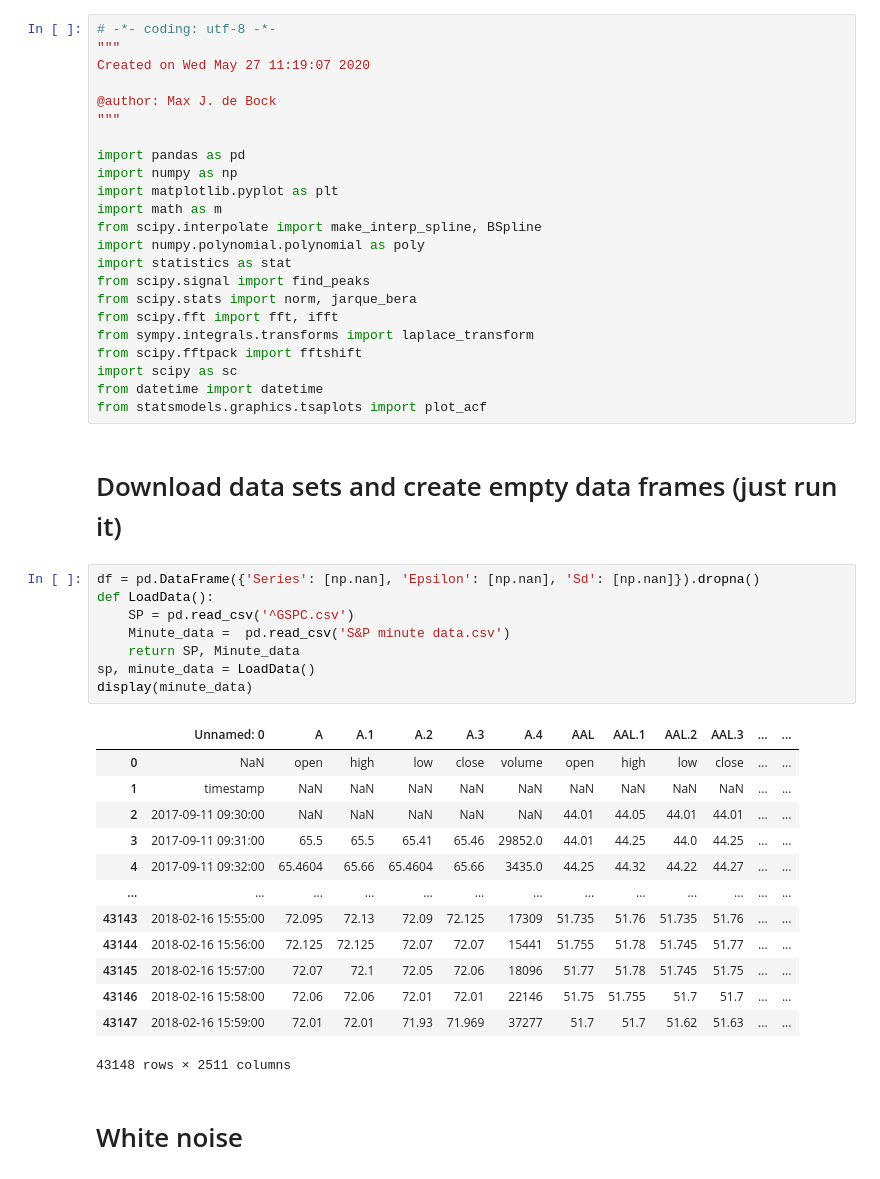
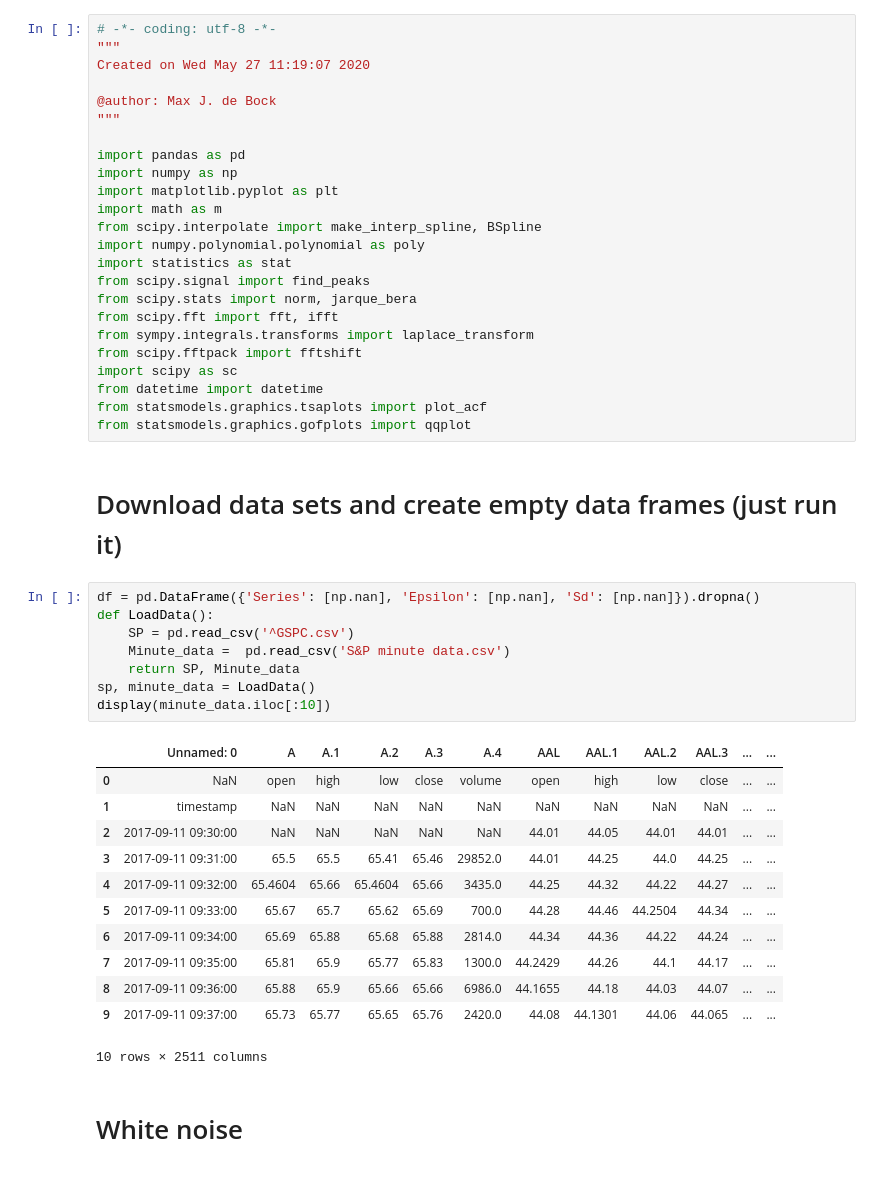
Before and after one commit to MaxdeBock/M2R, a Jupyter notebook: M2R code (python).ipynb, the cells around one changed output. Drawn from its saved outputs; the diff is of its cells as text.

```diff
--- a/M2R code (python).ipynb
+++ b/M2R code (python).ipynb
@@ -21,30 +21,30 @@ from scipy.fftpack import fftshift
 import scipy as sc
 from datetime import datetime
 from statsmodels.graphics.tsaplots import plot_acf
+from statsmodels.graphics.gofplots import qqplot
 # %% [markdown]
 # Download data sets and create empty data frames (just run it)
 # %%
 df = pd.DataFrame({'Series': [np.nan], 'Epsilon': [np.nan], 'Sd': [np.nan]}).dropna()
 def LoadData():
     SP = pd.read_csv('^GSPC.csv')
     Minute_data =  pd.read_csv('S&P minute data.csv')
     return SP, Minute_data
 sp, minute_data = LoadData()
-display(minute_data)
+display(minute_data.iloc[:10])
 # %% [output]
 |  | Unnamed: 0 | A | A.1 | A.2 | A.3 | A.4 | AAL | AAL.1 | AAL.2 | AAL.3 | ... | ... |
 | 0 | NaN | open | high | low | close | volume | open | high | low | close | ... | ... |
 | 1 | timestamp | NaN | NaN | NaN | NaN | NaN | NaN | NaN | NaN | NaN | ... | ... |
 | 2 | 2017-09-11 09:30:00 | NaN | NaN | NaN | NaN | NaN | 44.01 | 44.05 | 44.01 | 44.01 | ... | ... |
 | 3 | 2017-09-11 09:31:00 | 65.5 | 65.5 | 65.41 | 65.46 | 29852.0 | 44.01 | 44.25 | 44.0 | 44.25 | ... | ... |
 | 4 | 2017-09-11 09:32:00 | 65.4604 | 65.66 | 65.4604 | 65.66 | 3435.0 | 44.25 | 44.32 | 44.22 | 44.27 | ... | ... |
-| ... | ... | ... | ... | ... | ... | ... | ... | ... | ... | ... | ... | ... |
-| 43143 | 2018-02-16 15:55:00 | 72.095 | 72.13 | 72.09 | 72.125 | 17309 | 51.735 | 51.76 | 51.735 | 51.76 | ... | ... |
-| 43144 | 2018-02-16 15:56:00 | 72.125 | 72.125 | 72.07 | 72.07 | 15441 | 51.755 | 51.78 | 51.745 | 51.77 | ... | ... |
-| 43145 | 2018-02-16 15:57:00 | 72.07 | 72.1 | 72.05 | 72.06 | 18096 | 51.77 | 51.78 | 51.745 | 51.75 | ... | ... |
-| 43146 | 2018-02-16 15:58:00 | 72.06 | 72.06 | 72.01 | 72.01 | 22146 | 51.75 | 51.755 | 51.7 | 51.7 | ... | ... |
-| 43147 | 2018-02-16 15:59:00 | 72.01 | 72.01 | 71.93 | 71.969 | 37277 | 51.7 | 51.7 | 51.62 | 51.63 | ... | ... |
+| 5 | 2017-09-11 09:33:00 | 65.67 | 65.7 | 65.62 | 65.69 | 700.0 | 44.28 | 44.46 | 44.2504 | 44.34 | ... | ... |
+| 6 | 2017-09-11 09:34:00 | 65.69 | 65.88 | 65.68 | 65.88 | 2814.0 | 44.34 | 44.36 | 44.22 | 44.24 | ... | ... |
+| 7 | 2017-09-11 09:35:00 | 65.81 | 65.9 | 65.77 | 65.83 | 1300.0 | 44.2429 | 44.26 | 44.1 | 44.17 | ... | ... |
+| 8 | 2017-09-11 09:36:00 | 65.88 | 65.9 | 65.66 | 65.66 | 6986.0 | 44.1655 | 44.18 | 44.03 | 44.07 | ... | ... |
+| 9 | 2017-09-11 09:37:00 | 65.73 | 65.77 | 65.65 | 65.76 | 2420.0 | 44.08 | 44.1301 | 44.06 | 44.065 | ... | ... |
-43148 rows × 2511 columns
+10 rows × 2511 columns
 # %% [markdown]
 # White noise
 # %%
```
Also changed, not shown: parts of 12 cells of this notebook.
